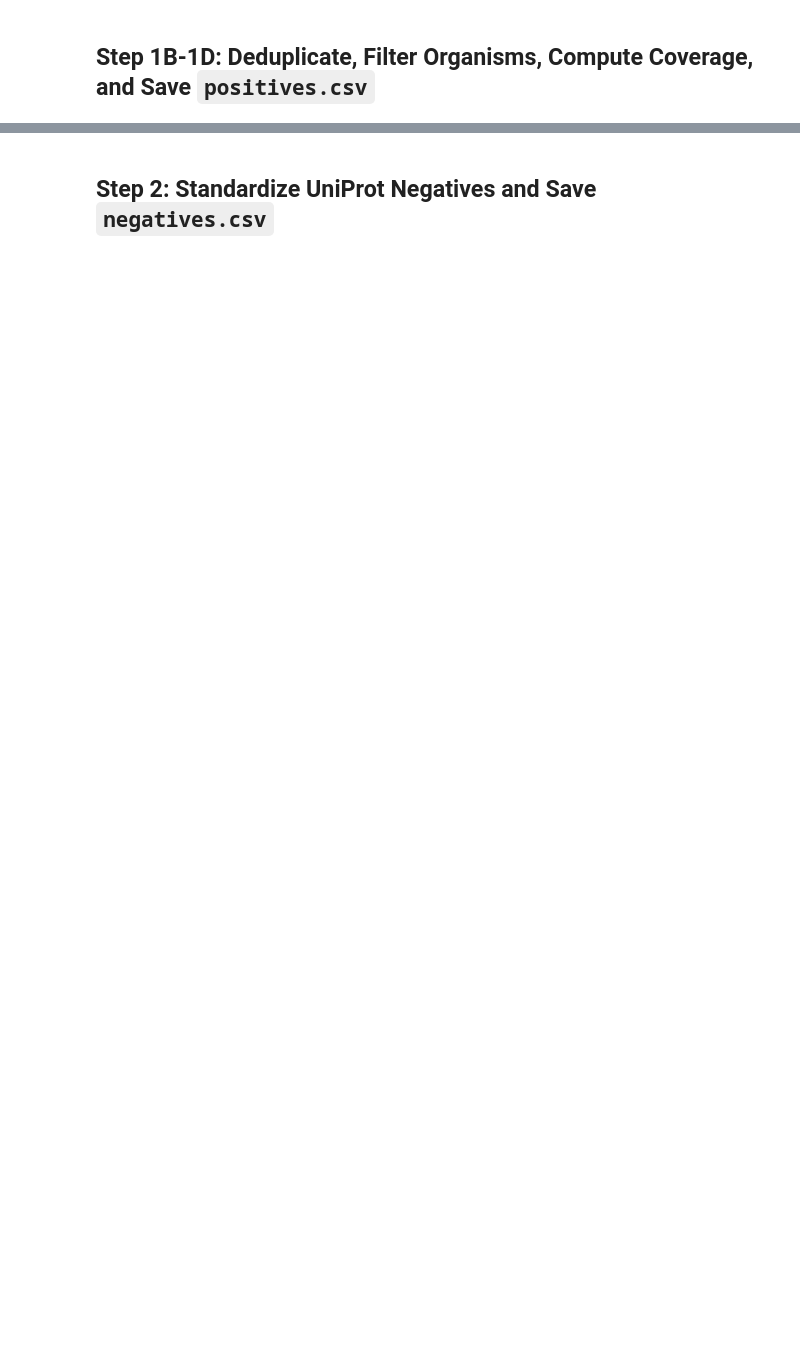
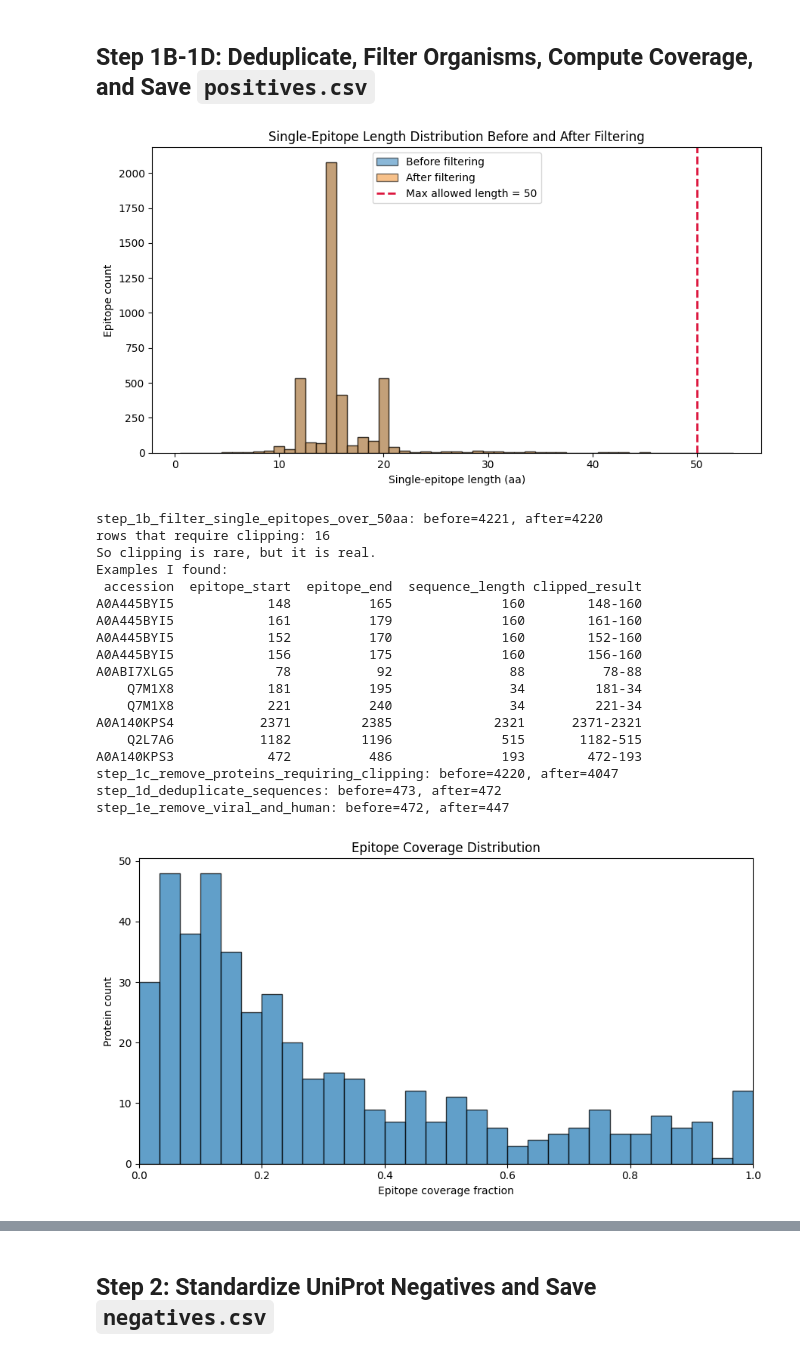
Before and after one commit to Jeffateth/XAllergen2.0, a Jupyter notebook: 01_curate_allergenicity_data.ipynb, the cells around one changed output, grey strips where cells are left out. Saved outputs shown, nothing was run; the diff lists cells and outputs as text; code cells hidden in the pictures; blank space fills up the shorter version.

```diff
--- a/01_curate_allergenicity_data.ipynb
+++ b/01_curate_allergenicity_data.ipynb
@@ -43,8 +43,11 @@ UNIPROT_FASTA_URL = "https://rest.uniprot.org/uniprotkb/{accession}.fasta"
 HTTP_TIMEOUT_SECONDS = 30
 MMSEQS_TMP_DIRNAME = "tmp_mmseqs"
 PLOT_FILENAME = "epitope_coverage_distribution.png"
+EPITOPE_LENGTH_PLOT_FILENAME = "single_epitope_length_distribution.png"
+MAX_SINGLE_EPITOPE_LENGTH = 50
 FETCH_CACHE_CSV = OUTPUT_DIR / "iedb_sequence_fetch_cache.csv"
 RAW_POSITIVE_EPITOPES_CSV = OUTPUT_DIR / "positive_epitopes_full.csv"
+POSITIVE_EPITOPE_METADATA_CSV = OUTPUT_DIR / "positives_all_epitope_metadata.csv"
 RANDOM_STATE = 13
 MMSEQS_SAFE_ROOT = Path(tempfile.gettempdir()) / "xallergen2_mmseqs"
 MMSEQS_SAFE_ROOT.mkdir(parents=True, exist_ok=True)
@@ -794,20 +907,61 @@ def plot_and_filter_by_coverage_threshold(df: pd.DataFrame, plot_path: Path, thr
 # %%
-collapsed = collapse_positive_proteins(positive_epitopes)
+positive_epitopes_valid = plot_and_filter_single_epitopes_by_length(
+    positive_epitopes,
+    OUTPUT_DIR / EPITOPE_LENGTH_PLOT_FILENAME,
+    max_length=MAX_SINGLE_EPITOPE_LENGTH,
+)
+print_step_summary("step_1b_filter_single_epitopes_over_50aa", len(positive_epitopes), len(positive_epitopes_valid))
+
+positive_epitopes_in_bounds, clipping_rows = summarize_and_remove_proteins_requiring_clipping(positive_epitopes_valid)
+print_step_summary("step_1c_remove_proteins_requiring_clipping", len(positive_epitopes_valid), len(positive_epitopes_in_bounds))
+
+collapsed = collapse_positive_proteins(positive_epitopes_in_bounds)
 deduplicated = remove_identical_sequences(collapsed)
-print_step_summary("step_1b_deduplicate_sequences", len(collapsed), len(deduplicated))
+print_step_summary("step_1d_deduplicate_sequences", len(collapsed), len(deduplicated))
 
 organism_filtered = remove_forbidden_organisms(deduplicated)
-print_step_summary("step_1c_remove_viral_and_human", len(deduplicated), len(organism_filtered))
+print_step_summary("step_1e_remove_viral_and_human", len(deduplicated), len(organism_filtered))
 
-positives = plot_and_filter_by_coverage_threshold(organism_filtered, OUTPUT_DIR / PLOT_FILENAME, threshold=0.6)
-print_step_summary("step_1d_remove_coverage_above_0_6", len(organism_filtered), len(positives))
+positives = plot_epitope_coverage_distribution(organism_filtered, OUTPUT_DIR / PLOT_FILENAME)
+print_step_summary("step_1f_keep_all_coverage_levels", len(organism_filtered), len(positives))
 
 positives_csv = OUTPUT_DIR / "positives.csv"
 positives.to_csv(
     positives_csv,
     index=False,
     columns=["accession", "sequence", "organism", "epitope_start", "epitope_end", "epitope_coverage"],
 )
 
+positive_epitope_metadata = build_positive_epitope_metadata(positive_epitopes_in_bounds)
+positive_epitope_metadata = positives.merge(
+    positive_epitope_metadata,
+    on=["accession", "sequence", "organism"],
+    how="left",
+)
+positive_epitope_metadata.to_csv(POSITIVE_EPITOPE_METADATA_CSV, index=False)
+
+print(f"Saved: {OUTPUT_DIR / EPITOPE_LENGTH_PLOT_FILENAME}")
 print(f"Saved: {positives_csv}")
+print(f"Saved: {POSITIVE_EPITOPE_METADATA_CSV}")
 positives.head()
+# %% [output]
+[figure, added]
+step_1b_filter_single_epitopes_over_50aa: before=4221, after=4220
+rows that require clipping: 16
+So clipping is rare, but it is real.
+Examples I found:
+ accession  epitope_start  epitope_end  sequence_length clipped_result
+A0A445BYI5            148          165              160        148-160
+A0A445BYI5            161          179              160        161-160
+A0A445BYI5            152          170              160        152-160
+A0A445BYI5            156          175              160        156-160
+A0ABI7XLG5             78           92               88          78-88
+    Q7M1X8            181          195               34         181-34
+    Q7M1X8            221          240               34         221-34
+A0A140KPS4           2371         2385             2321      2371-2321
+    Q2L7A6           1182         1196              515       1182-515
+A0A140KPS3            472          486              193        472-193
+step_1c_remove_proteins_requiring_clipping: before=4220, after=4047
+step_1d_deduplicate_sequences: before=473, after=472
+step_1e_remove_viral_and_human: before=472, after=447
+[figure, added]
```
Also changed, not shown: parts of 16 cells of this notebook, 18 other files.
